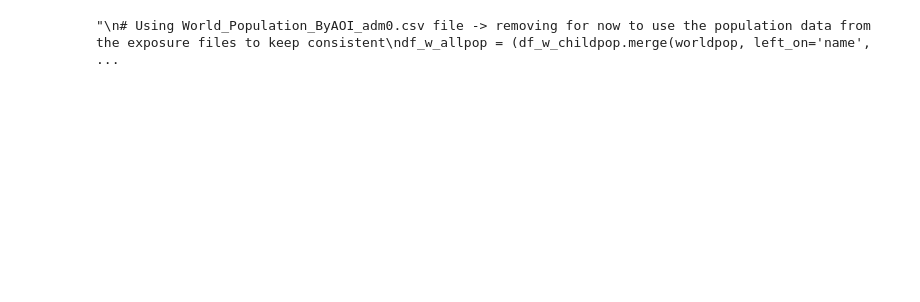
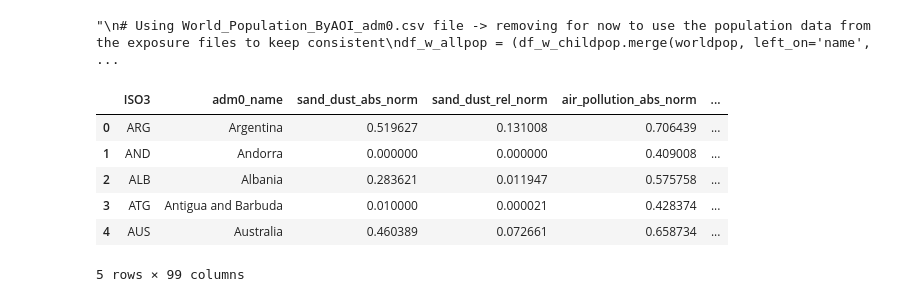
Before and after one commit to dohyung-kim/ccri, a Jupyter notebook: script/adm0/ccri_combined_file.ipynb, the cells around one changed output. Drawn from its saved outputs; the diff is of its cells as text; code cells hidden in the pictures; blank space fills up the shorter version.

```diff
--- a/script/adm0/ccri_combined_file.ipynb
+++ b/script/adm0/ccri_combined_file.ipynb
@@ -8,6 +15,7 @@ import glob
 import numpy as np
 # %%
 # Query data dir (avoiding hard-coding paths when working between users)
-data_dir = input('Enter data directory:')
+#/content/drive/MyDrive/CCRI/ccri_repo/data
+data_dir = '/content/drive/MyDrive/CCRI/ccri_repo/data'
 print(data_dir)
 # %% [output]
@@ -64,7 +71,7 @@ df = (df.merge(unicef_ro, left_on='iso3', right_on='ISO3Code', how='left').drop(
 # %%
 # Add population data
 # -- Take the childpop data from the geojson of p1p2 avg
-gdf = gpd.read_file('/Volumes/PRO-G40/UNICEF_CCRI/p1_p2_avg_ccri.geojson')
+gdf = gpd.read_file('{}/CCRI_results_misc/p1_p2_avg_ccri.geojson'.format(data_dir))
 df_grouped = gdf[['ISO3', 'child_population_total', 'population_total']].groupby('ISO3', as_index=False).mean()
 df_w_childpop = (df.merge(df_grouped, left_on=['iso3'], right_on=['ISO3'], how='left').rename(columns={'child_population_total': 'u18_pop'})).drop(columns=['ISO3'])
 
@@ -132,6 +139,16 @@ merged_exposure_df = merged_exposure_df.loc[:, ~merged_exposure_df.columns.dupli
 df_combined = (df_combined.merge(merged_exposure_df, left_on=['ISO3', 'adm0_name'], right_on=['iso3', 'adm0_name'], how='left'))
 # %%
 df_combined = df_combined.rename(columns={'population_total': 'total_pop'})
+# %%
+df_combined.head()
+# %% [output]
+|  | ISO3 | adm0_name | sand_dust_abs_norm | sand_dust_rel_norm | air_pollution_abs_norm | ... |
+| 0 | ARG | Argentina | 0.519627 | 0.131008 | 0.706439 | ... |
+| 1 | AND | Andorra | 0.000000 | 0.000000 | 0.409008 | ... |
+| 2 | ALB | Albania | 0.283621 | 0.011947 | 0.575758 | ... |
+| 3 | ATG | Antigua and Barbuda | 0.010000 | 0.000021 | 0.428374 | ... |
+| 4 | AUS | Australia | 0.460389 | 0.072661 | 0.658734 | ... |
+5 rows × 99 columns
 # %%
 # --- Adding P2 data
 vul_path = "{}/p2_vulnerability".format(data_dir)
```
Also changed, not shown: parts of 12 cells of this notebook.
